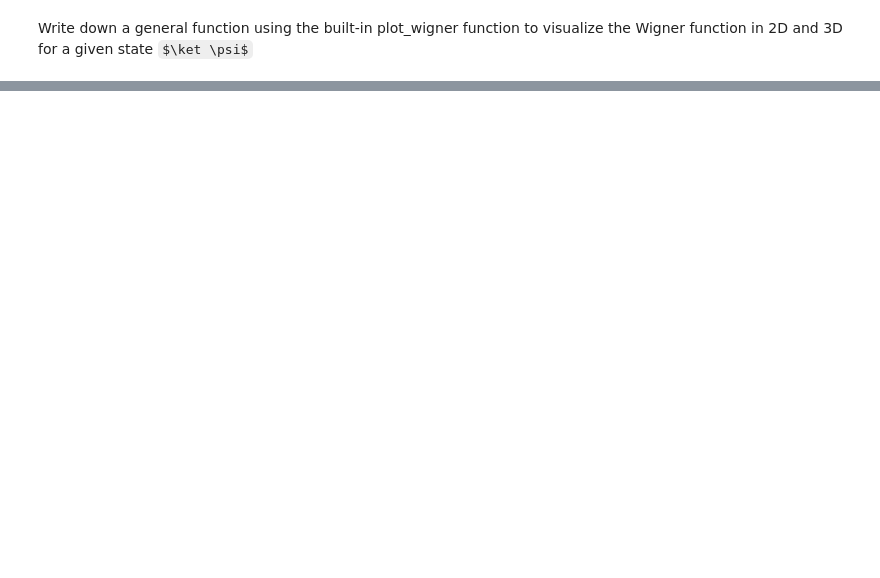
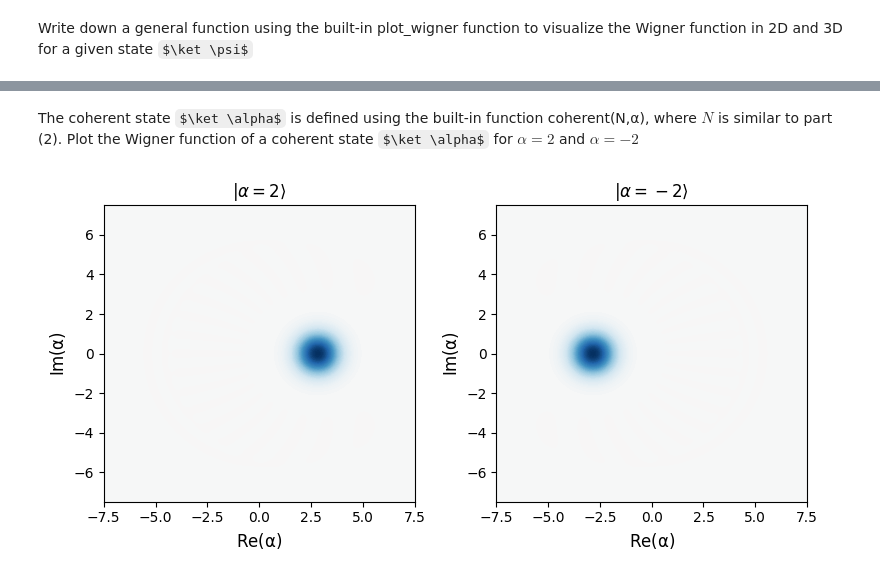
Before and after one commit to davidomanovic/ComputationalPhysics-Projects, a Jupyter notebook: Quantum Electrodynamics/Wigner_quasiprobability_distribution.ipynb, the cells around one changed output, grey strips where cells are left out. Drawn from its saved outputs; the diff is of its cells as text; code cells hidden in the pictures; some formulas as TeX source; blank space fills up the shorter version.

```diff
--- a/Quantum Electrodynamics/Wigner_quasiprobability_distribution.ipynb
+++ b/Quantum Electrodynamics/Wigner_quasiprobability_distribution.ipynb
@@ -16,0 +48,26 @@ Qobj data =
+# %% [markdown]
+The coherent state $\ket \alpha$ is defined using the built-in function coherent(N,α), where $N$ is similar to part (2). Plot the Wigner function of a coherent state $\ket \alpha$ for $\alpha = 2$ and $\alpha = -2$
+# %%
+# Set up parameters
+N = 20  # Hilbert space dimension
+
+# Create a figure with 1x2 subplot layout
+fig, axes = plt.subplots(1, 2, figsize=(8, 4))  # Adjust figsize for better layout
+
+# Create coherent states with alpha = 2 and alpha = -2
+a_2 = coherent(N, 2)
+a_minus2 = coherent(N, -2)
+
+# Plot Wigner function for coherent state alpha = 2
+plot_wigner(a_2, fig=fig, ax=axes[0])
+axes[0].set_title(r"$|\alpha = 2\rangle$")
+
+# Plot Wigner function for coherent state alpha = -2
+plot_wigner(a_minus2, fig=fig, ax=axes[1])
+axes[1].set_title(r"$|\alpha = -2\rangle$")
+
+# Adjust layout to prevent overlap
+fig.tight_layout()
+plt.show()
+# %% [output]
+[figure, added]
```
Also changed, not shown: parts of 6 cells of this notebook.
